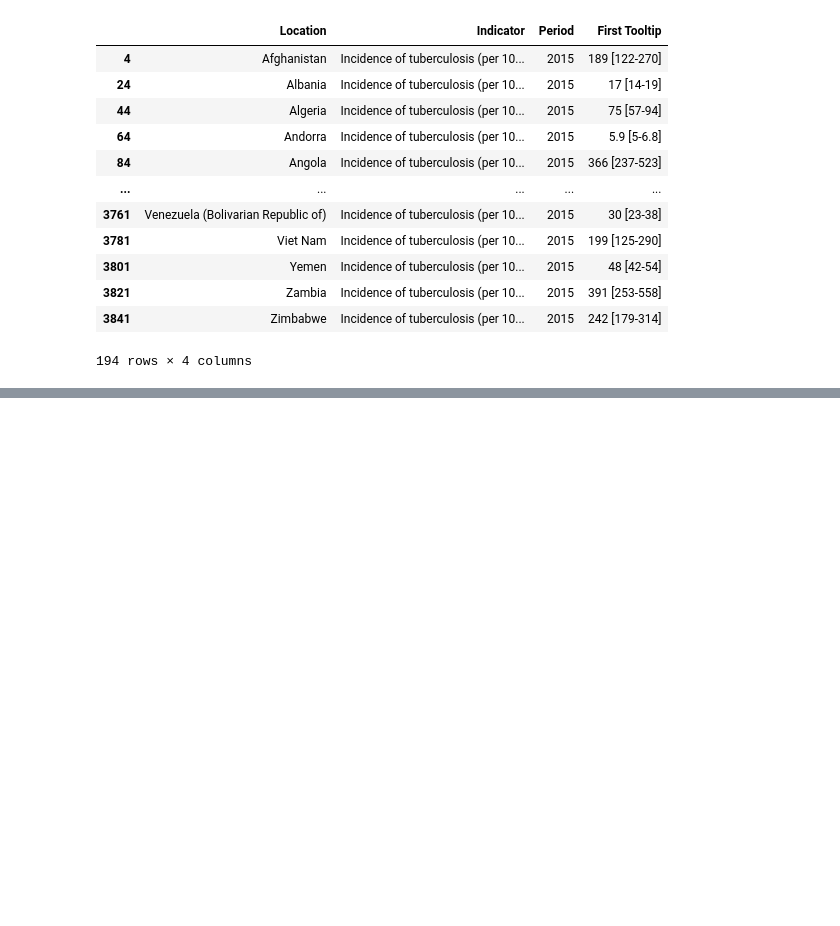
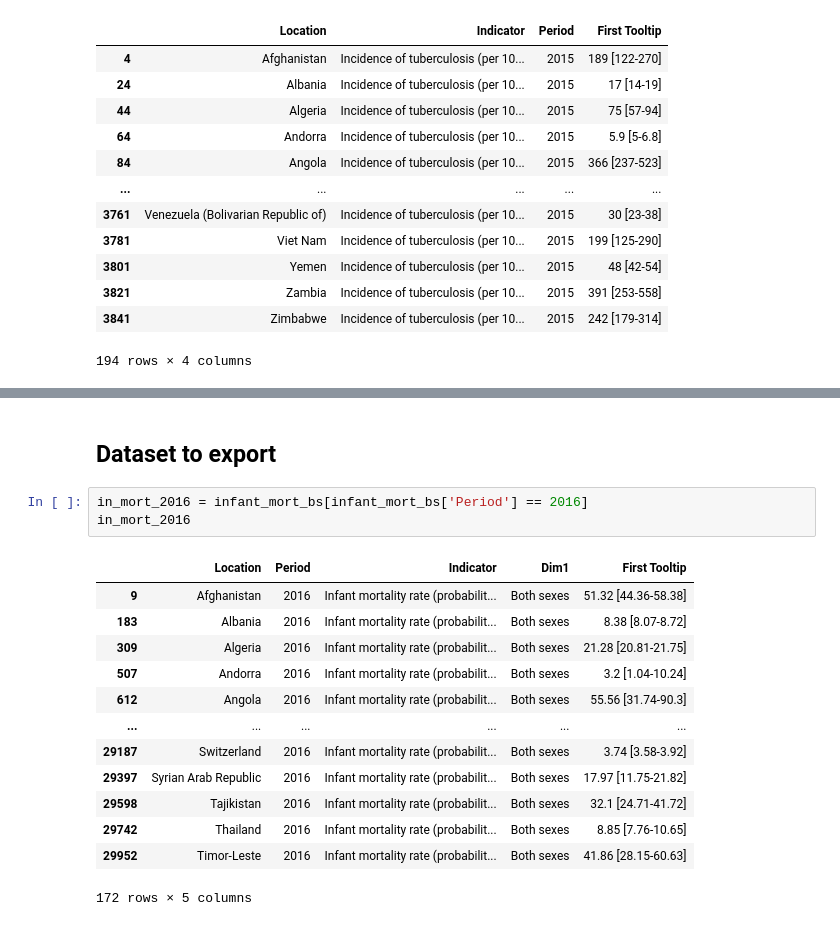
Before and after one commit to kwolf3/World_Health_Statistics_Project, a Jupyter notebook: Select Data.ipynb, the cells around one changed output, grey strips where cells are left out. Cells and saved outputs as stored; diff of their text form; blank space fills up the shorter version.

```diff
--- a/Select Data.ipynb
+++ b/Select Data.ipynb
@@ -2633,0 +2878,19 @@ tuber_2015
+# %% [markdown]
+## Dataset to export
+# %%
+in_mort_2016 = infant_mort_bs[infant_mort_bs['Period'] == 2016]
+in_mort_2016
+# %% [output]
+|  | Location | Period | Indicator | Dim1 | First Tooltip |
+| 9 | Afghanistan | 2016 | Infant mortality rate (probabilit... | Both sexes | 51.32 [44.36-58.38] |
+| 183 | Albania | 2016 | Infant mortality rate (probabilit... | Both sexes | 8.38 [8.07-8.72] |
+| 309 | Algeria | 2016 | Infant mortality rate (probabilit... | Both sexes | 21.28 [20.81-21.75] |
+| 507 | Andorra | 2016 | Infant mortality rate (probabilit... | Both sexes | 3.2 [1.04-10.24] |
+| 612 | Angola | 2016 | Infant mortality rate (probabilit... | Both sexes | 55.56 [31.74-90.3] |
+| ... | ... | ... | ... | ... | ... |
+| 29187 | Switzerland | 2016 | Infant mortality rate (probabilit... | Both sexes | 3.74 [3.58-3.92] |
+| 29397 | Syrian Arab Republic | 2016 | Infant mortality rate (probabilit... | Both sexes | 17.97 [11.75-21.82] |
+| 29598 | Tajikistan | 2016 | Infant mortality rate (probabilit... | Both sexes | 32.1 [24.71-41.72] |
+| 29742 | Thailand | 2016 | Infant mortality rate (probabilit... | Both sexes | 8.85 [7.76-10.65] |
+| 29952 | Timor-Leste | 2016 | Infant mortality rate (probabilit... | Both sexes | 41.86 [28.15-60.63] |
+172 rows × 5 columns
```
Also changed, not shown: parts of 32 cells of this notebook.
